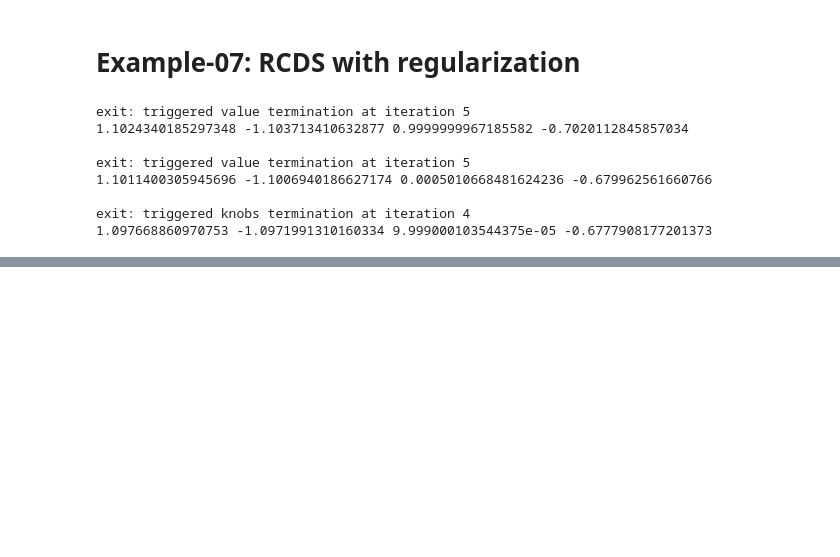
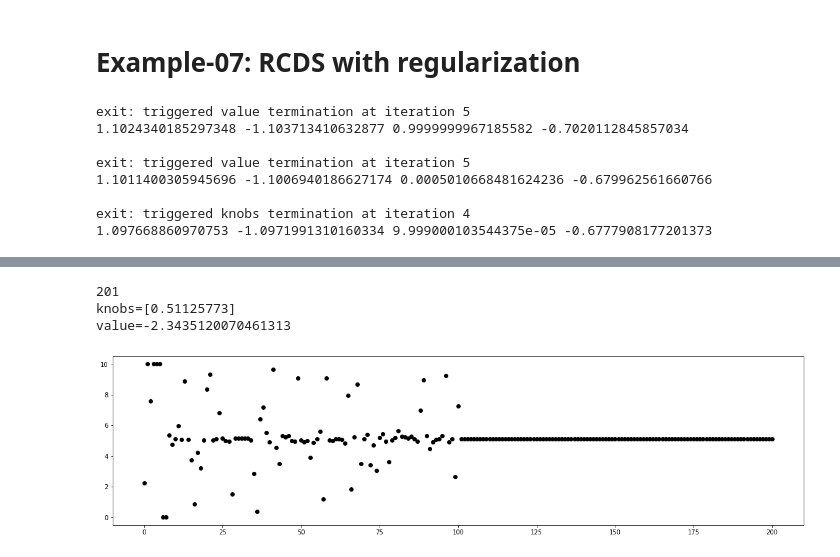
Before and after one commit to i-a-morozov/rcds, a Jupyter notebook: rcds.ipynb, the cells around one changed output, grey strips where cells are left out. Drawn from its saved outputs; the diff is of its cells as text; code cells hidden in the pictures; blank space fills up the shorter version.

```diff
--- a/rcds.ipynb
+++ b/rcds.ipynb
@@ -1015,0 +1157,22 @@ exit: triggered knobs termination at iteration 4
+# %%
+# Number of objective evaluations
+
+print(objective.n)
+
+# Best solution
+
+index = y.argmin()
+print(f'knobs={X[index].cpu().numpy()}')
+print(f'value={y[index].cpu().numpy()}')
+# %% [output]
+201
+knobs=[0.51125773]
+value=-2.3435120070461313
+# %%
+# Plot knob value vs time
+
+plt.figure(figsize=(20, 5))
+plt.scatter(range(objective.n), x.cpu().numpy(), color='black')
+plt.show()
+# %% [output]
+[figure, added]
```
Also changed, not shown: parts of 27 cells of this notebook, 1 other file.
